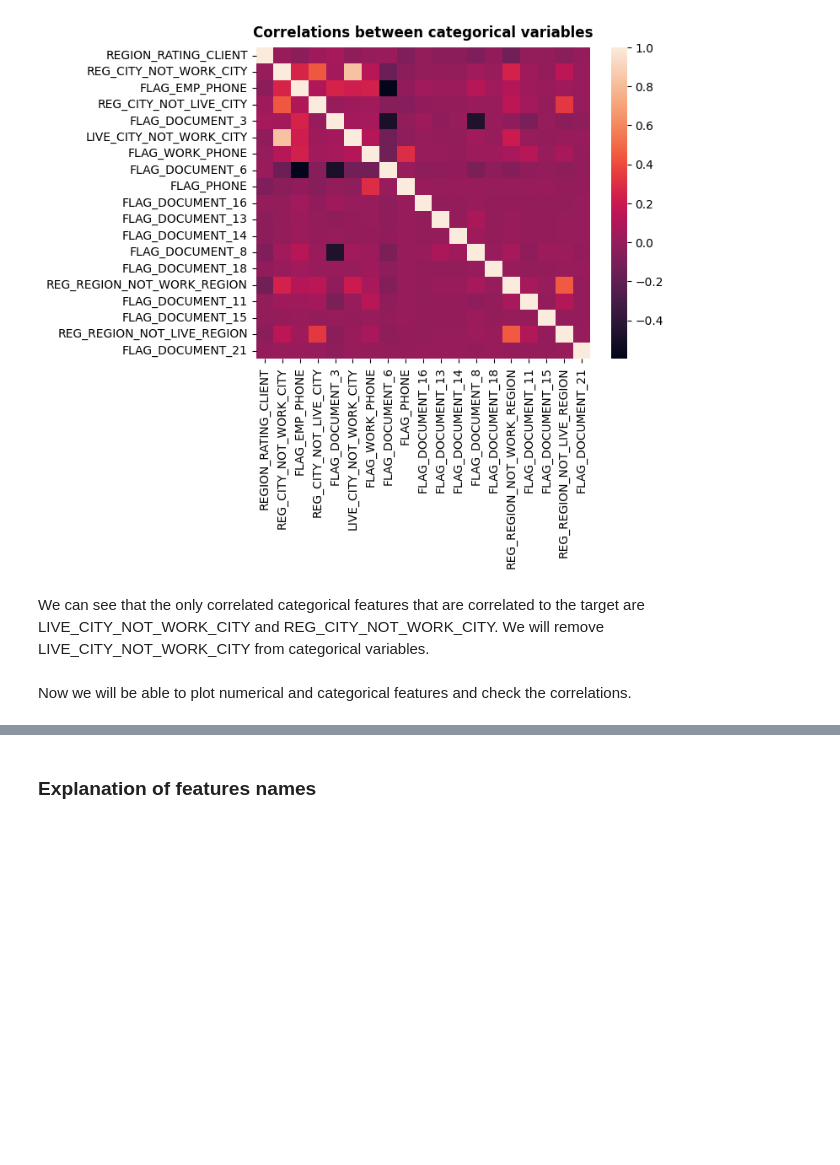
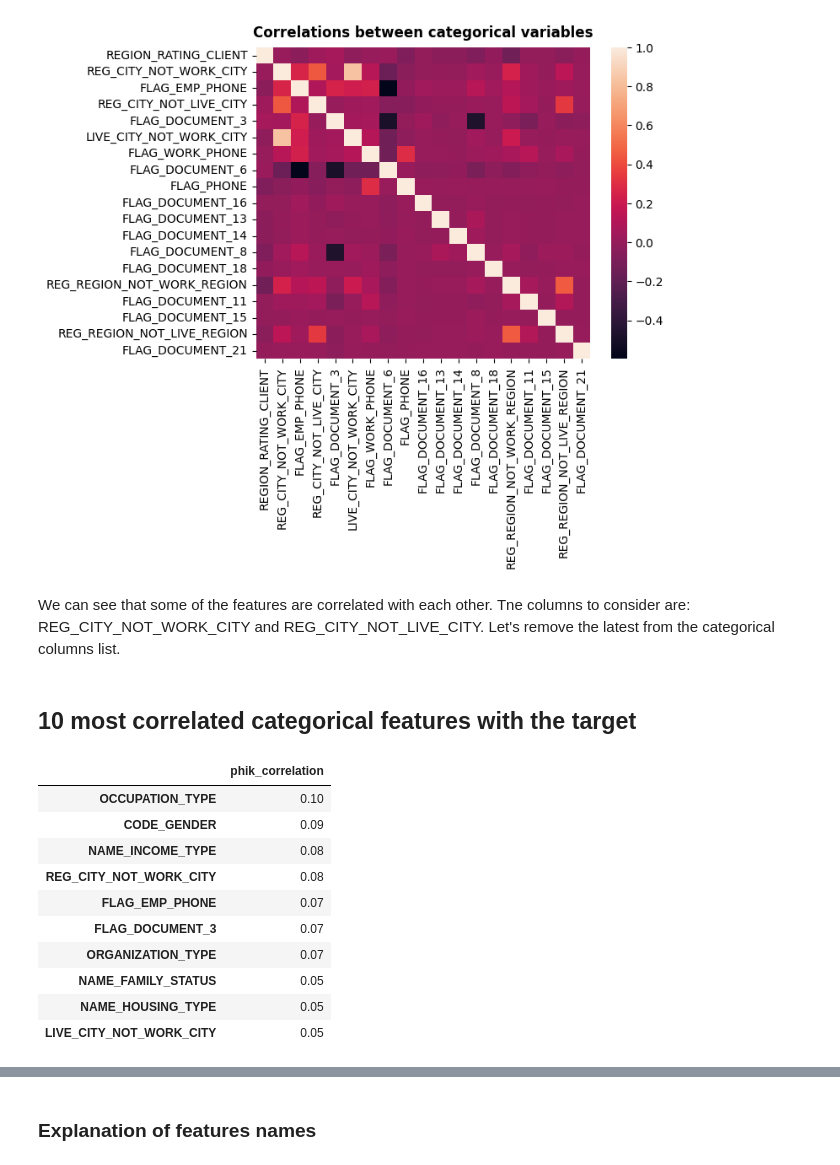
Before and after one commit to malgorzatakolka/HomeCreditDefaultRisk, a Jupyter notebook: Untitled.ipynb, the cells around one changed output, grey strips where cells are left out. Drawn from its saved outputs; the diff is of its cells as text; code cells hidden in the pictures; blank space fills up the shorter version.

```diff
--- a/Untitled.ipynb
+++ b/Untitled.ipynb
@@ -561,16 +726,0 @@ df = pd.get_dummies(df)
-# %%
-# Getting first part of
-df_eda['ORGANIZATION_TYPE'] = df_eda['ORGANIZATION_TYPE'].apply(lambda x: x.split()[0])
-df_eda['NAME_EDUCATION_TYPE'] = df_eda['NAME_EDUCATION_TYPE'].replace({'Secondary / secondary special': 2, 'Higher education': 4, 'Incomplete higher':3,
- 'Lower secondary': 1, 'Academic degree': 5})
-def yes_no_replacer(value):
-
-    if value is ['Y', 'Yes']:
-        return 1
-    elif value in ['N', 'No']:
-        return 0
-yes_no_col =['FLAG_OWN_CAR', 'EMERGENCYSTATE_MODE', 'FLAG_OWN_REALTY']
-for col in yes_no_col:
-    df_eda[col] = df_eda[col].map(yes_no_replacer)
-
-df_eda.replace({'XNA': np.nan}, inplace=True)
@@ -601,5 +731,4 @@ plt.title("Correlations between categorical variables", fontweight='bold', y=1.0
 # %% [output]
 [figure]
 # %% [markdown]
-We can see that the only correlated categorical features that are correlated to the target are LIVE_CITY_NOT_WORK_CITY and REG_CITY_NOT_WORK_CITY.
-We will remove LIVE_CITY_NOT_WORK_CITY from categorical variables.
+We can see that some of the features are correlated with each other. Tne columns to consider are: REG_CITY_NOT_WORK_CITY and REG_CITY_NOT_LIVE_CITY. Let's remove the latest from the categorical columns list.
@@ -608,4 +737,17 @@ categorical.remove('LIVE_CITY_NOT_WORK_CITY')
 # %% [markdown]
-Now we will be able to plot numerical and categorical features and check the correlations.
+## 10 most correlated categorical features with the target
 # %%
-print(f"Number of categorical variables correalted with target
+df_corr_cat = target_top_corr(df_eda, 'TARGET', categorical, numerical=False)
+df_corr_cat
+# %% [output]
+|  | phik_correlation |
+| OCCUPATION_TYPE | 0.10 |
+| CODE_GENDER | 0.09 |
+| NAME_INCOME_TYPE | 0.08 |
+| REG_CITY_NOT_WORK_CITY | 0.08 |
+| FLAG_EMP_PHONE | 0.07 |
+| FLAG_DOCUMENT_3 | 0.07 |
+| ORGANIZATION_TYPE | 0.07 |
+| NAME_FAMILY_STATUS | 0.05 |
+| NAME_HOUSING_TYPE | 0.05 |
+| LIVE_CITY_NOT_WORK_CITY | 0.05 |
```
Also changed, not shown: parts of 47 cells of this notebook.
